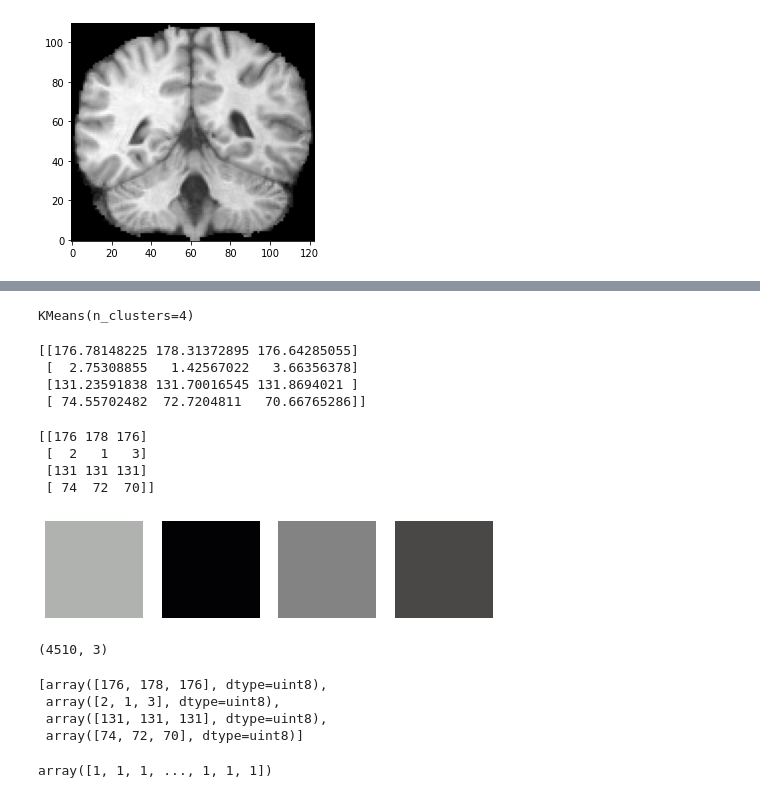
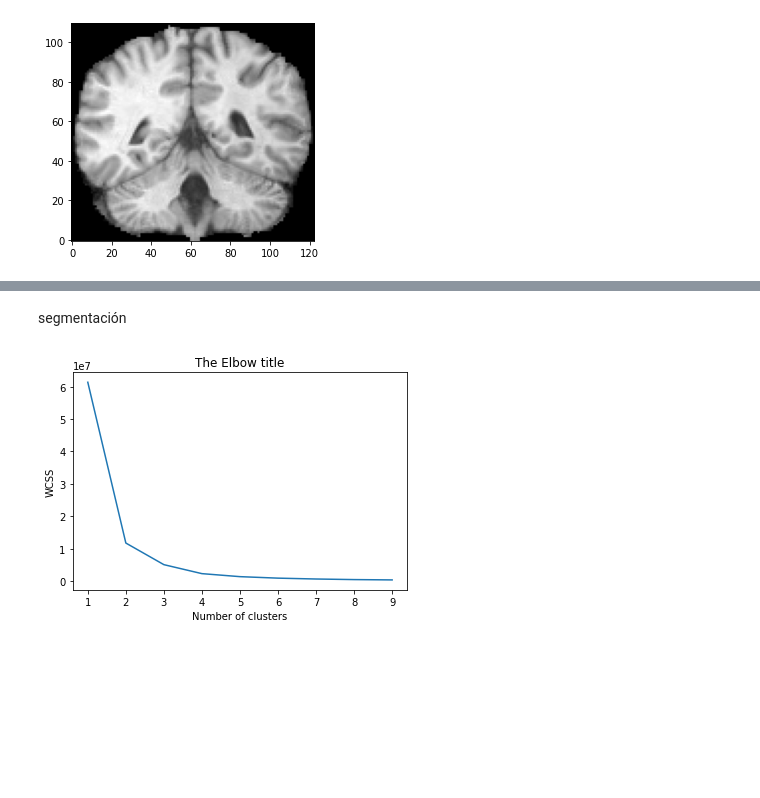
Before and after one commit to fabiansvc/project-mri, a Jupyter notebook: main.ipynb, the cells around one changed output, grey strips where cells are left out. Cells and saved outputs as stored; diff of their text form; code cells hidden in the pictures; blank space fills up the shorter version.

Commit message:
Se crea metodo que realiza la segmentación

```diff
--- a/main.ipynb
+++ b/main.ipynb
@@ -293,59 +281,19 @@ print(all_pixels.shape)
-# %%
-dominant_colors = 4
-km = KMeans(n_clusters=dominant_colors)
-km.fit(all_pixels)
-# %% [output]
-KMeans(n_clusters=4)
-# %%
-centers = km.cluster_centers_
-print(centers)
-# %% [output]
-[[176.78148225 178.31372895 176.64285055]
- [  2.75308855   1.42567022   3.66356378]
- [131.23591838 131.70016545 131.8694021 ]
- [ 74.55702482  72.7204811   70.66765286]]
-# %%
-centers = np.array(centers, dtype='uint8')
-print(centers)
-# %% [output]
-[[176 178 176]
- [  2   1   3]
- [131 131 131]
- [ 74  72  70]]
-# %%
-i = 1
-
-plt.figure(0, figsize=(8,2))
-
-colors = []
-
-for each_col in centers:
-    plt.subplot(1, 4, i)
-    plt.axis('off')
-    i += 1
-
-    colors.append(each_col)
-
-    a = np.zeros((100, 100, 3), dtype='uint8')
-    a[:,:,:] = each_col
-    plt.imshow(a)
-
-plt.show()
-# %% [output]
-[figure, removed]
-# %%
-new_img = np.zeros(all_pixels.shape)
-print(new_img.shape)
-# %% [output]
-(4510, 3)
-# %%
-colors
-# %% [output]
-[array([176, 178, 176], dtype=uint8),
- array([2, 1, 3], dtype=uint8),
- array([131, 131, 131], dtype=uint8),
- array([74, 72, 70], dtype=uint8)]
-# %%
-km.labels_
-# %% [output]
-array([1, 1, 1, ..., 1, 1, 1])
+# %% [markdown]
+segmentación
+# %%
+wcss=[]
+all_pixels = img2.reshape((-1,1))
+
+for i in range(1,10):
+    km = KMeans(n_clusters=i)
+    km.fit(all_pixels)
+    wcss.append(km.inertia_)
+
+number_cluster = range(1,10)
+plt.plot(number_cluster, wcss)
+plt.title('The Elbow title')
+plt.xlabel('Number of clusters')
+plt.ylabel('WCSS')
+plt.show()
+# %% [output]
+[figure, added]
```
Also changed, not shown: parts of 14 cells of this notebook.
